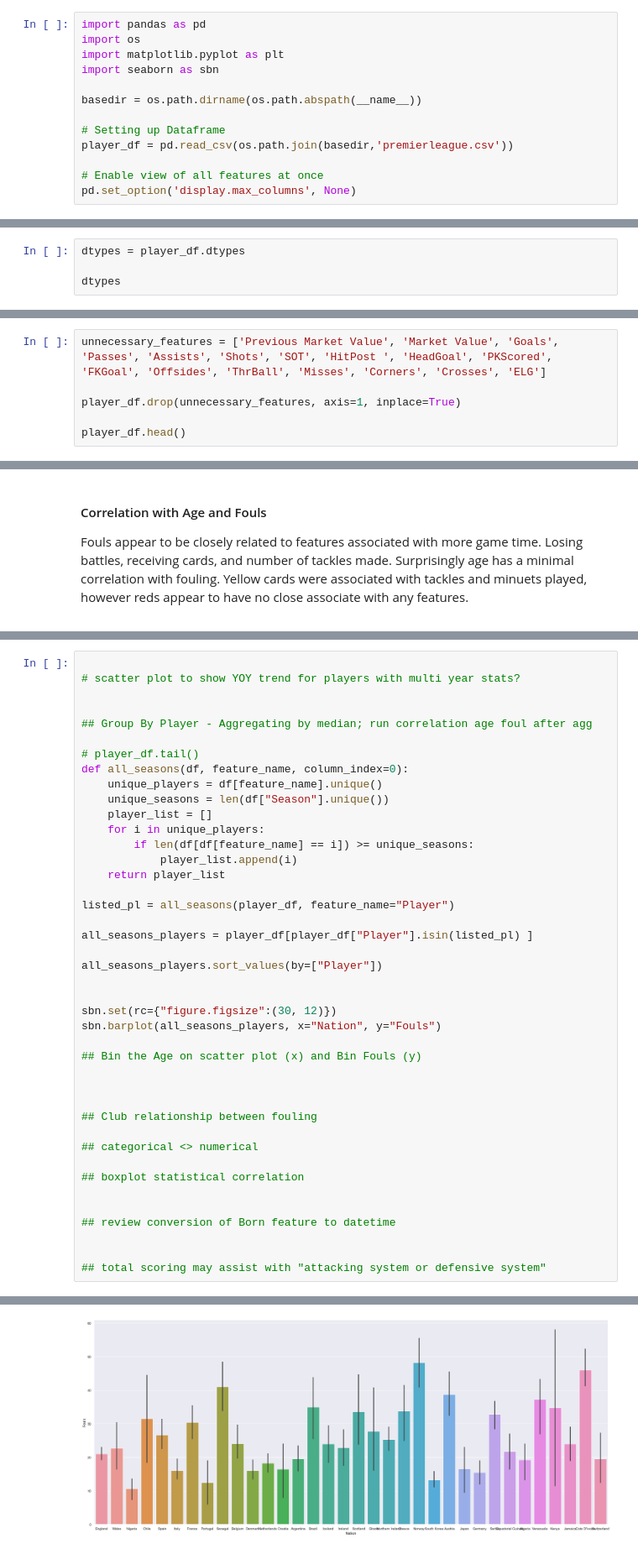
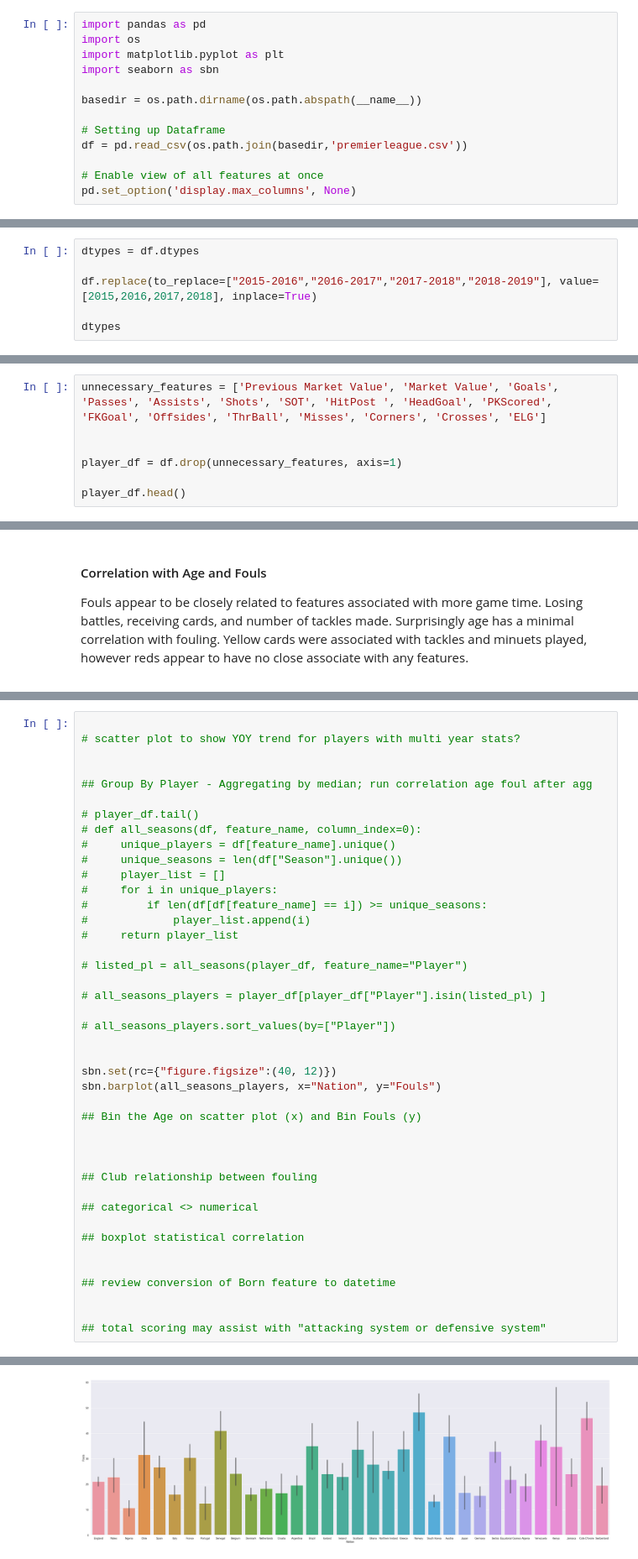
Before and after one commit to ascrivs/studious-couscous, a Jupyter notebook: DSA-Project.ipynb, the cells around one changed output, grey strips where cells are left out. Shown at 84% size. Drawn from its saved outputs; the diff is of its cells as text.

```diff
--- a/DSA-Project.ipynb
+++ b/DSA-Project.ipynb
@@ -117,7 +117,7 @@ import seaborn as sbn
 basedir = os.path.dirname(os.path.abspath(__name__))
 
 # Setting up Dataframe
-player_df = pd.read_csv(os.path.join(basedir,'premierleague.csv'))
+df = pd.read_csv(os.path.join(basedir,'premierleague.csv'))
 
 # Enable view of all features at once
 pd.set_option('display.max_columns', None)
@@ -127,6 +128,8 @@ pd.set_option('display.max_columns', None)
 <p>
 # %%
-dtypes = player_df.dtypes
+dtypes = df.dtypes
+
+df.replace(to_replace=["2015-2016","2016-2017","2017-2018","2018-2019"], value=[2015,2016,2017,2018], inplace=True)
 
 dtypes
 # %% [output]
@@ -162,7 +165,8 @@ As we can see below we have a total of 40 features in the given data set. As the
 # %%
 unnecessary_features = ['Previous Market Value', 'Market Value', 'Goals', 'Passes', 'Assists', 'Shots', 'SOT', 'HitPost ', 'HeadGoal', 'PKScored', 'FKGoal', 'Offsides', 'ThrBall', 'Misses', 'Corners', 'Crosses', 'ELG']
 
-player_df.drop(unnecessary_features, axis=1, inplace=True)
+
+player_df = df.drop(unnecessary_features, axis=1)
 
 player_df.head()
 # %% [output]
@@ -270,43 +318,43 @@ sbn.barplot(player_df,x="Age",y="Fouls")
 # scatter plot to show YOY trend for players with multi year stats?
 
 
 ## Group By Player - Aggregating by median; run correlation age foul after agg
 
 # player_df.tail()
-def all_seasons(df, feature_name, column_index=0):
-    unique_players = df[feature_name].unique()
-    unique_seasons = len(df["Season"].unique())
-    player_list = []
-    for i in unique_players:
-        if len(df[df[feature_name] == i]) >= unique_seasons:
-            player_list.append(i)
-    return player_list
+# def all_seasons(df, feature_name, column_index=0):
+#     unique_players = df[feature_name].unique()
+#     unique_seasons = len(df["Season"].unique())
+#     player_list = []
+#     for i in unique_players:
+#         if len(df[df[feature_name] == i]) >= unique_seasons:
+#             player_list.append(i)
+#     return player_list
 
-listed_pl = all_seasons(player_df, feature_name="Player")
+# listed_pl = all_seasons(player_df, feature_name="Player")
 
-all_seasons_players = player_df[player_df["Player"].isin(listed_pl) ]
+# all_seasons_players = player_df[player_df["Player"].isin(listed_pl) ]
 
-all_seasons_players.sort_values(by=["Player"])
+# all_seasons_players.sort_values(by=["Player"])
 
 
-sbn.set(rc={"figure.figsize":(30, 12)})
+sbn.set(rc={"figure.figsize":(40, 12)})
 sbn.barplot(all_seasons_players, x="Nation", y="Fouls")
 
 ## Bin the Age on scatter plot (x) and Bin Fouls (y)
 
 
 
 ## Club relationship between fouling
 
 ## categorical <> numerical
 
 ## boxplot statistical correlation
 
 
 ## review conversion of Born feature to datetime
 
 
 ## total scoring may assist with "attacking system or defensive system"
 # %% [output]
 <Axes: xlabel='Nation', ylabel='Fouls'>
-[figure, old version]
+[figure, new version]
```
Also changed, not shown: parts of 15 cells of this notebook.
